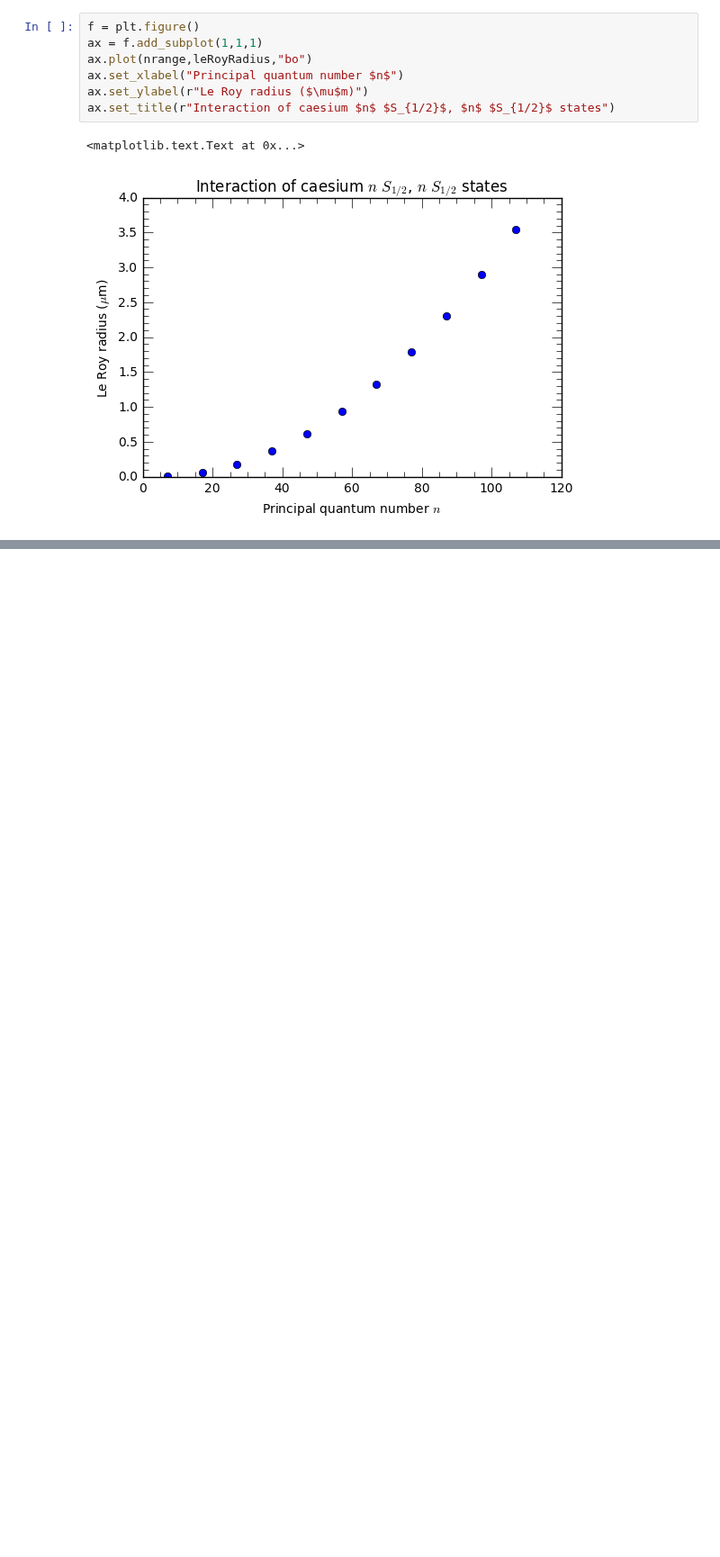
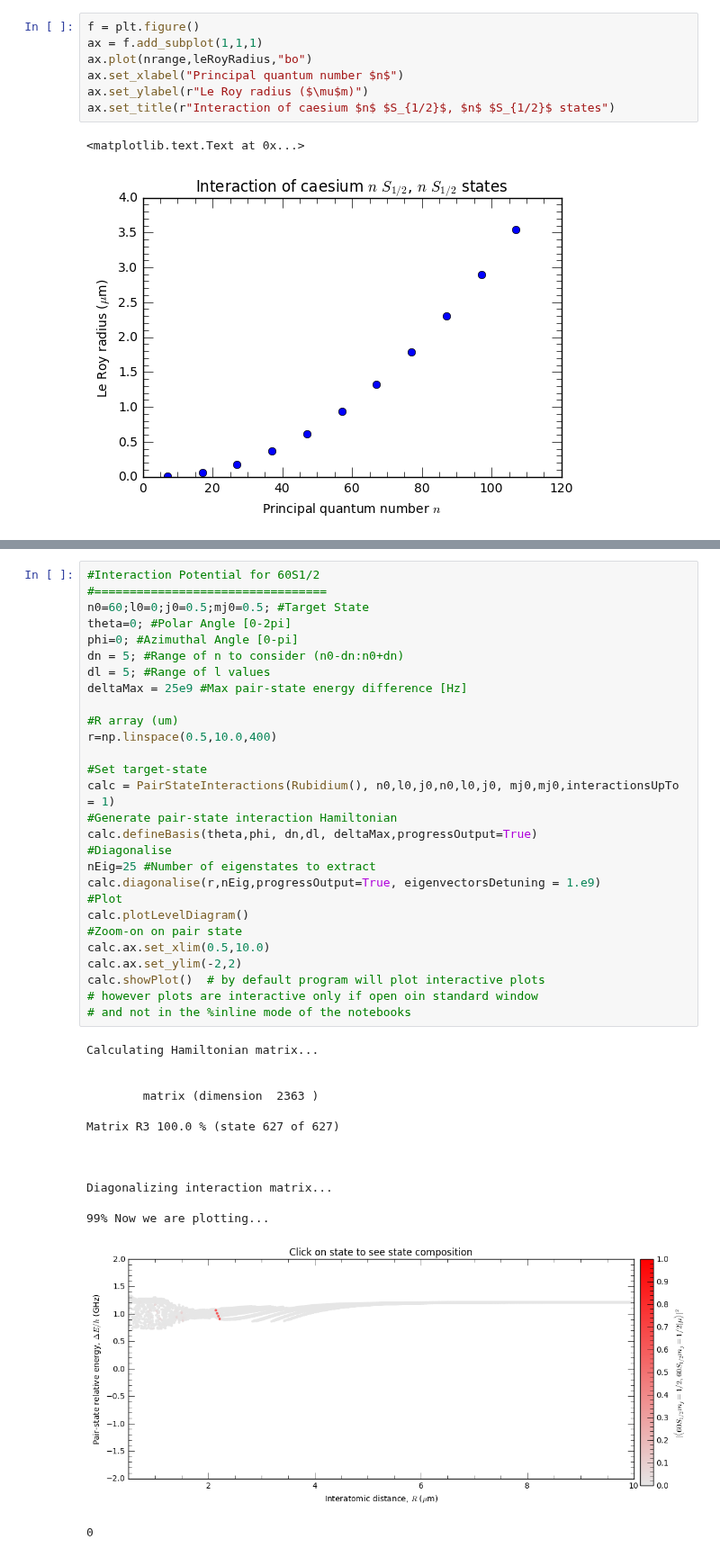
Before and after one commit to nikolasibalic/ARC-Alkali-Rydberg-Calculator, a Jupyter notebook: doc/Rydberg_atoms_a_primer_notebook.ipynb, the cells around one changed output, grey strips where cells are left out. Shown at 90% size. Cells and saved outputs as stored; diff of their text form; blank space fills up the shorter version.

```diff
--- a/doc/Rydberg_atoms_a_primer_notebook.ipynb
+++ b/doc/Rydberg_atoms_a_primer_notebook.ipynb
@@ -1316,0 +1342,43 @@ ax.set_title(r"Interaction of caesium $n$ $S_{1/2}$, $n$ $S_{1/2}$ states")
+# %%
+#Interaction Potential for 60S1/2
+#=================================
+n0=60;l0=0;j0=0.5;mj0=0.5; #Target State
+theta=0; #Polar Angle [0-2pi]
+phi=0; #Azimuthal Angle [0-pi]
+dn = 5; #Range of n to consider (n0-dn:n0+dn)
+dl = 5; #Range of l values
+deltaMax = 25e9 #Max pair-state energy difference [Hz]
+
+#R array (um)
+r=np.linspace(0.5,10.0,400)
+
+#Set target-state
+calc = PairStateInteractions(Rubidium(), n0,l0,j0,n0,l0,j0, mj0,mj0,interactionsUpTo = 1)
+#Generate pair-state interaction Hamiltonian
+calc.defineBasis(theta,phi, dn,dl, deltaMax,progressOutput=True)
+#Diagonalise
+nEig=25 #Number of eigenstates to extract
+calc.diagonalise(r,nEig,progressOutput=True, eigenvectorsDetuning = 1.e9)
+#Plot
+calc.plotLevelDiagram()
+#Zoom-on on pair state
+calc.ax.set_xlim(0.5,10.0)
+calc.ax.set_ylim(-2,2)
+calc.showPlot()  # by default program will plot interactive plots
+# however plots are interactive only if open oin standard window
+# and not in the %inline mode of the notebooks
+# %% [output]
+Calculating Hamiltonian matrix...
+
+
+        matrix (dimension  2363 )
+
+Matrix R3 100.0 % (state 627 of 627)
+
+
+
+Diagonalizing interaction matrix...
+
+99% Now we are plotting...
+[figure, added]
+0
```
Also changed, not shown: parts of 8 cells of this notebook, 3 other files.
